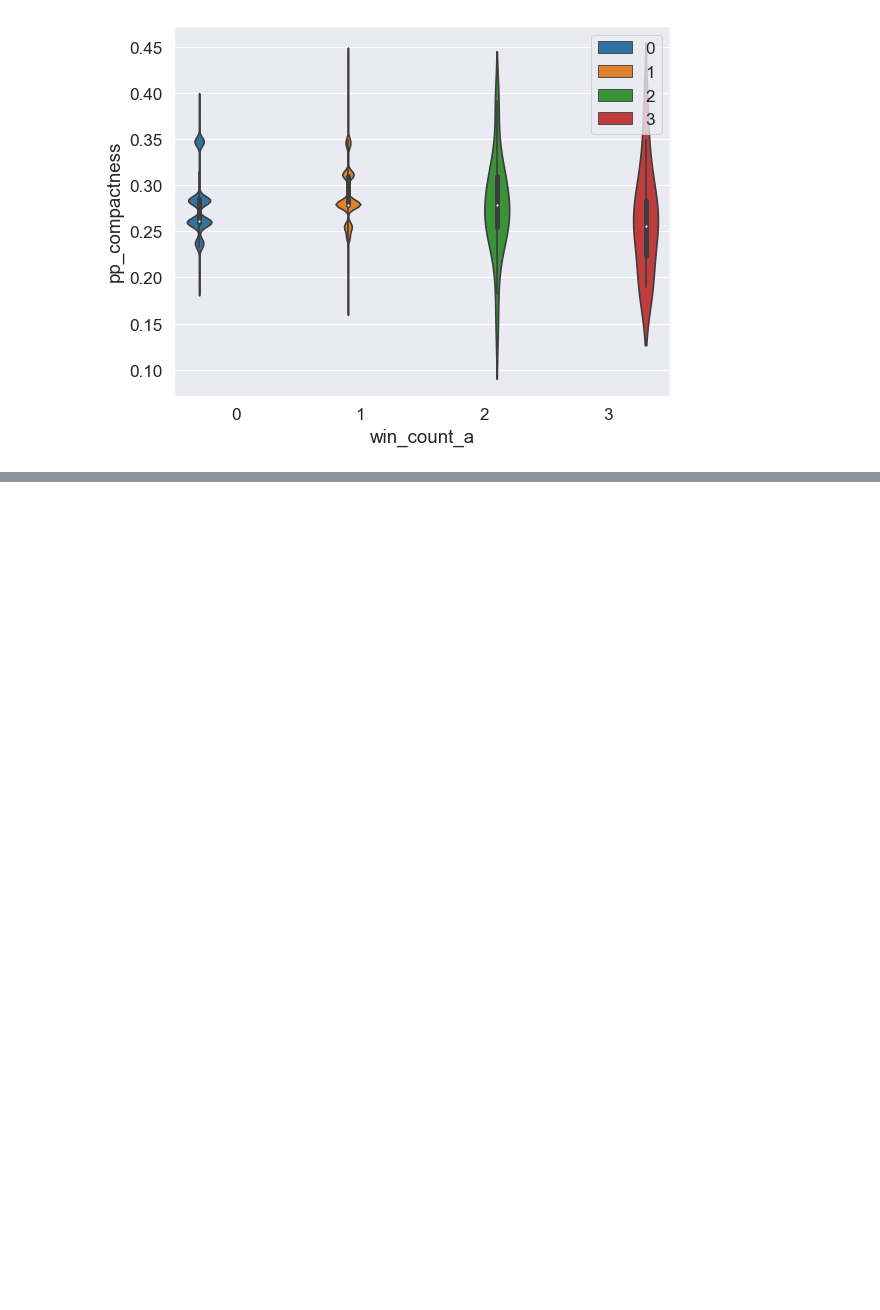
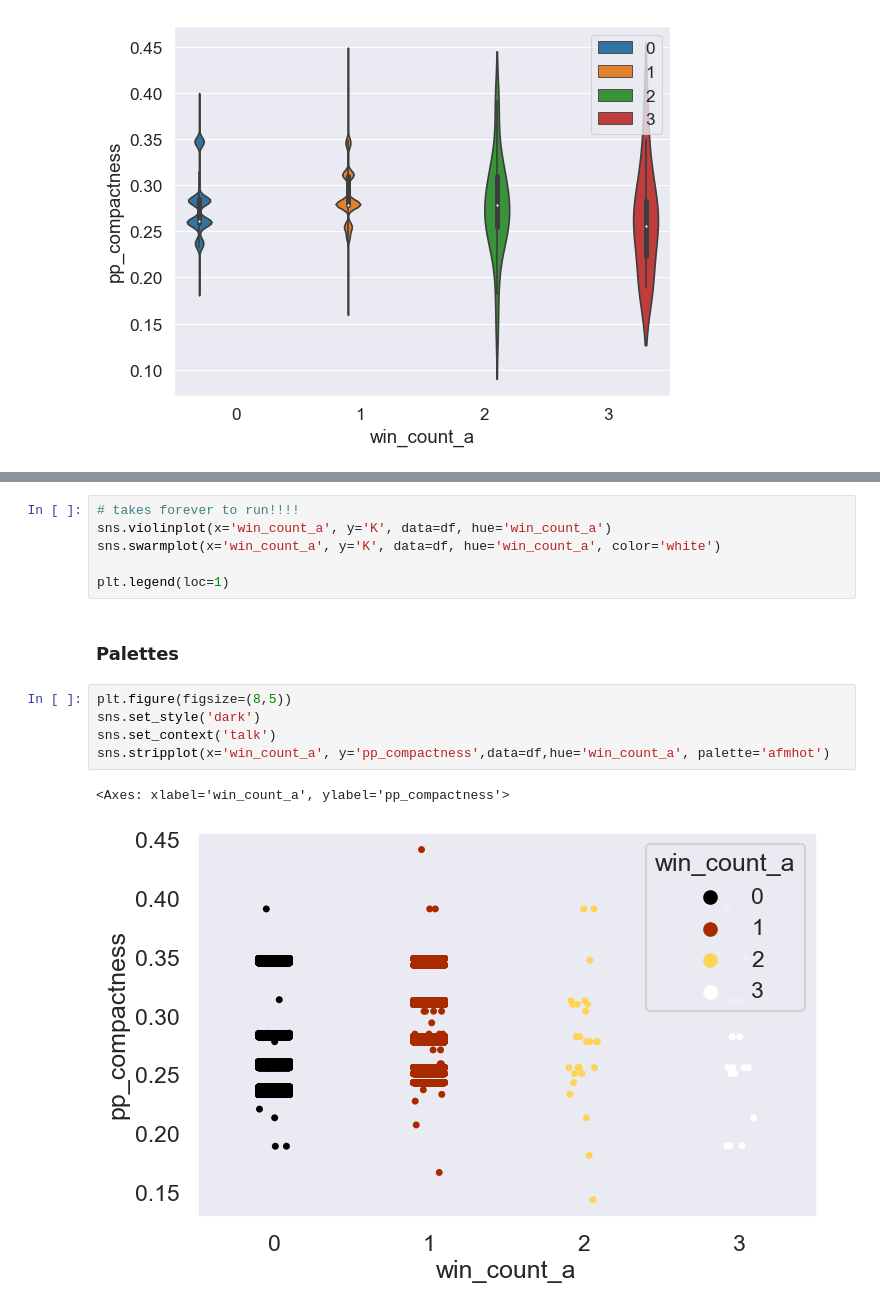
Before and after one commit to Mahdi-s/course_notebooks, a Jupyter notebook: seaborn.ipynb, the cells around one changed output, grey strips where cells are left out. Cells and saved outputs as stored; diff of their text form; blank space fills up the shorter version.

```diff
--- a/seaborn.ipynb
+++ b/seaborn.ipynb
@@ -154,0 +172,16 @@ sns.stripplot(x='win_count_a', y='pp_compactness', data=df, jitter=True)
+# %%
+# takes forever to run!!!!
+sns.violinplot(x='win_count_a', y='K', data=df, hue='win_count_a')
+sns.swarmplot(x='win_count_a', y='K', data=df, hue='win_count_a', color='white')
+
+plt.legend(loc=1)
+# %% [markdown]
+### Palettes
+# %%
+plt.figure(figsize=(8,5))
+sns.set_style('dark')
+sns.set_context('talk')
+sns.stripplot(x='win_count_a', y='pp_compactness',data=df,hue='win_count_a', palette='afmhot')
+# %% [output]
+<Axes: xlabel='win_count_a', ylabel='pp_compactness'>
+[figure, added]
```
Also changed, not shown: parts of 24 cells of this notebook.
